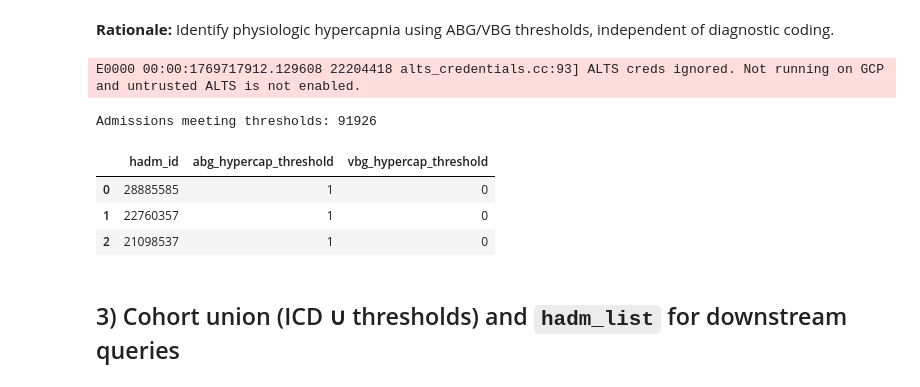
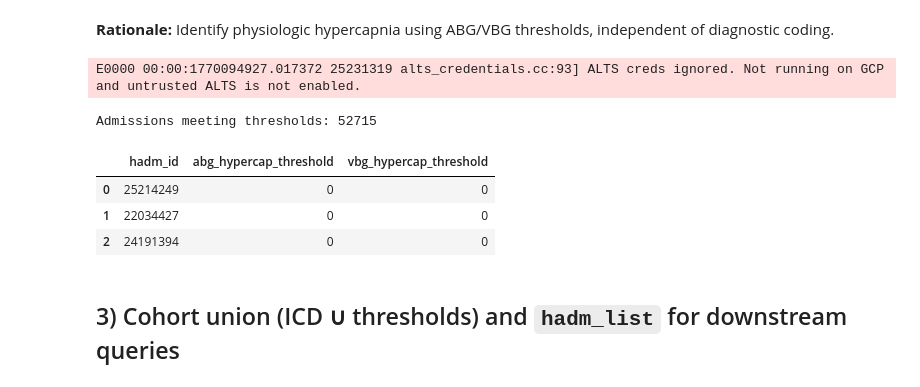
Before and after one commit to reblocke/Hypercap-CC-NLP, a Jupyter notebook: MIMICIV_hypercap_EXT_cohort.ipynb, the cells around one changed output. Saved outputs shown, nothing was run; the diff lists cells and outputs as text; code cells hidden in the pictures.

```diff
--- a/MIMICIV_hypercap_EXT_cohort.ipynb
+++ b/MIMICIV_hypercap_EXT_cohort.ipynb
@@ -30,3 +43,14 @@ Then, keep all downstream columns/logic from the current workflow:
+# %%
+# Central SQL registry (define all query templates here)
+SQL = {}
+
+def sql(name: str) -> str:
+    if name not in SQL:
+        raise KeyError(f"SQL template not found: {name}")
+    return SQL[name]
+
+# SQL templates (populated below in-place to keep notebook linear)
+# Names: admit_sql, co2_thresholds_sql, cohort_icd_sql, counts_sql, demo_sql, ditems_sql, ed_counts_sql, ed_first_vitals_sql, ed_spine_sql, ed_to_icu_sql, ed_triage_sql, ed_vitals_sql, icd_sql, icu_meta_sql, icu_sql, labitems_sql, labs_sql, vent_chart_sql, vent_sql
 # %% [markdown]
 **Rationale:** Define a reproducible, admission-level cohort that captures hypercapnia using complementary diagnostic (ICD) and physiologic (blood gas) criteria.
 # %% [markdown]
@@ -177,7 +233,7 @@ Using ED dataset: mimiciv_ed
 ICD10_CODES = ['J9602','J9612','J9622','J9692','E662']
 ICD9_CODES  = ['27803']
 
-cohort_icd_sql = f"""
+SQL["cohort_icd_sql"] = f"""
 -- ICD-based cohort flags per admission
 WITH target_codes AS (
   SELECT 'J9602' AS code, 10 AS ver UNION ALL
@@ -320,7 +376,7 @@ SELECT
 FROM combined
 """
 
-cohort_icd = run_sql_bq(cohort_icd_sql)
+cohort_icd = run_sql_bq(sql("cohort_icd_sql"))
 print("ICD cohort admissions:", len(cohort_icd))
 cohort_icd.head(3)
 # %% [output]
@@ -336,25 +392,28 @@ ICD cohort admissions: 4237
 # %% [markdown]
 **Rationale:** Identify physiologic hypercapnia using ABG/VBG thresholds, independent of diagnostic coding.
 # %%
-co2_thresholds_sql = f"""
+SQL["co2_thresholds_sql"] = f"""
 /* ---- LAB (HOSP) pCO2 across entire dataset ---- */
 WITH hosp_cand AS (
   SELECT
     le.hadm_id, le.charttime, le.specimen_id,
-    CAST(le.valuenum AS FLOAT64) AS val,
+    COALESCE(
+      CAST(le.valuenum AS FLOAT64),
+      SAFE_CAST(REGEXP_EXTRACT(LOWER(le.value), r'(-?\d+(?:\.\d+)?)') AS FLOAT64)
+    ) AS val,
     LOWER(REPLACE(COALESCE(le.valueuom,''),' ','')) AS uom_nospace,
     LOWER(di.label) AS lbl,
     LOWER(COALESCE(di.fluid,'')) AS fl
   FROM `{PHYS}.{HOSP}.labevents` le
   JOIN `{PHYS}.{HOSP}.d_labitems` di ON di.itemid = le.itemid
-  WHERE le.valuenum IS NOT NULL
+  WHERE (le.valuenum IS NOT NULL OR le.value IS NOT NULL)
     AND (
       LOWER(COALESCE(di.category,'')) LIKE '%blood gas%' OR
       LOWER(di.label) LIKE '%pco2%' OR
-      REGEXP_CONTAINS(LOWER(di.label), r'\\bpa?\\s*co(?:2|₂)\\b')
+      REGEXP_CONTAINS(LOWER(di.label), r'\bpa?\s*co(?:2|₂)\b')
     )
     AND NOT REGEXP_CONTAINS(LOWER(di.label),
-        r'(et\\s*co2|end[- ]?tidal|t\\s*co2|tco2|total\\s*co2|hco3|bicar)')
+        r'(et\s*co2|end[- ]?tidal|t\s*co2|tco2|total\s*co2|hco3|bicar)')
 ),
 hosp_spec AS (
   SELECT le.specimen_id, LOWER(COALESCE(le.value,'')) AS spec_val
@@ -367,15 +426,18 @@ hosp_pco2 AS (
   SELECT
     c.hadm_id, c.charttime,
     CASE
-      WHEN REGEXP_CONTAINS(s.spec_val, r'arter') OR REGEXP_CONTAINS(s.spec_val, r'\\bart\\b') THEN 'arterial'
+      WHEN REGEXP_CONTAINS(s.spec_val, r'arter') OR REGEXP_CONTAINS(s.spec_val, r'\bart\b') THEN 'arterial'
       WHEN REGEXP_CONTAINS(s.spec_val, r'ven|mixed|central') THEN 'venous'
-      WHEN c.fl LIKE '%arterial%' OR REGEXP_CONTAINS(c.lbl, r'\\b(abg|art|arterial|a[- ]?line)\\b') THEN 'arterial'
-      WHEN c.fl LIKE '%ven%'      OR REGEXP_CONTAINS(c.lbl, r'\\b(vbg|ven|venous|mixed|central)\\b') THEN 'venous'
+      WHEN REGEXP_CONTAINS(c.fl, r'arter') THEN 'arterial'
+      WHEN REGEXP_CONTAINS(c.fl, r'ven') THEN 'venous'
+      WHEN c.fl LIKE '%arterial%' OR REGEXP_CONTAINS(c.lbl, r'\b(abg|art|arterial|a[- ]?line)\b') THEN 'arterial'
+      WHEN c.fl LIKE '%ven%'      OR REGEXP_CONTAINS(c.lbl, r'\b(vbg|ven|venous|mixed|central)\b') THEN 'venous'
       ELSE NULL
     END AS site,
     CASE WHEN c.uom_nospace='kpa' THEN c.val*7.50062 ELSE c.val END AS pco2_mmHg
   FROM hosp_cand c
   LEFT JOIN hosp_spec s USING (specimen_id)
+  WHERE c.val IS NOT NULL
 ),
 hosp_pco2_std AS (
   SELECT hadm_id, site, charttime, pco2_mmHg
@@ -394,7 +456,7 @@ icu_raw AS (
     LOWER(COALESCE(ce.value,'')) AS valstr,
     COALESCE(
       CAST(ce.valuenum AS FLOAT64),
-      SAFE_CAST(REGEXP_EXTRACT(LOWER(ce.value), r'(-?\\d+(?:\\.\\d+)?)') AS FLOAT64)
+      SAFE_CAST(REGEXP_EXTRACT(LOWER(ce.value), r'(-?\d+(?:\.\d+)?)') AS FLOAT64)
     ) AS val
   FROM `{PHYS}.{ICU}.chartevents` ce
   JOIN `{PHYS}.{ICU}.d_items`  di ON di.itemid = ce.itemid
@@ -405,67 +467,67 @@ icu_cand AS (
     hadm_id, stay_id, charttime, lbl, uom_nospace, valstr, val,
     CASE
       WHEN (
-            REGEXP_CONTAINS(lbl, r'(^|[^a-z])p(?:a)?\\s*co\\s*(?:2|₂)([^a-z]|$)')
+            REGEXP_CONTAINS(lbl, r'(^|[^a-z])p(?:a)?\s*co\s*(?:2|₂)([^a-z]|$)')
             OR uom_nospace IN ('mmhg','kpa')
-            OR REGEXP_CONTAINS(valstr, r'\\b(mm\\s*hg|kpa)\\b')
+            OR REGEXP_CONTAINS(valstr, r'\b(mm\s*hg|kpa)\b')
            )
            AND NOT REGEXP_CONTAINS(lbl,
-               r'(et\\s*co2|end[- ]?tidal|t\\s*co2|tco2|total\\s*co2|hco3|bicar|v\\s*co2|vco2|co2\\s*(prod|elimin|production|elimination))')
+               r'(et\s*co2|end[- ]?tidal|t\s*co2|tco2|total\s*co2|hco3|bicar|v\s*co2|vco2|co2\s*(prod|elimin|production|elimination))')
       THEN 'pco2'
       ELSE NULL
     END AS analyte,
     CASE
-      WHEN REGEXP_CONTAINS(lbl, r'\\b(abg|art|arterial|a[- ]?line)\\b') THEN 'arterial'
-      WHEN REGEXP_CONTAINS(lbl, r'\\b(vbg|ven|venous|mixed|central)\\b') THEN 'venous'
+      WHEN REGEXP_CONTAINS(lbl, r'\b(abg|art|arterial|a[- ]?line)\b') THEN 'arterial'
+      WHEN REGEXP_CONTAINS(lbl, r'\b(vbg|ven|venous|mixed|central)\b') THEN 'venous'
       ELSE NULL
     END AS site
   FROM icu_raw
   WHERE val IS NOT NULL
     AND (
-      REGEXP_CONTAINS(lbl, r'(^|[^a-z])p(?:a)?\\s*co\\s*(?:2|₂)([^a-z]|$)')
+      REGEXP_CONTAINS(lbl, r'(^|[^a-z])p(?:a)?\s*co\s*(?:2|₂)([^a-z]|$)')
       OR uom_nospace IN ('mmhg','kpa')
-      OR REGEXP_CONTAINS(valstr, r'\\b(mm\\s*hg|kpa)\\b')
+      OR REGEXP_CONTAINS(valstr, r'\b(mm\s*hg|kpa)\b')
     )
     AND NOT REGEXP_CONTAINS(lbl,
-        r'(et\\s*co2|end[- ]?tidal|t\\s*co2|tco2|total\\s*co2|hco3|bicar|v\\s*co2|vco2|co2\\s*(prod|elimin|production|elimination))')
+        r'(et\s*co2|end[- ]?tidal|t\s*co2|tco2|total\s*co2|hco3|bicar|v\s*co2|vco2|co2\s*(prod|elimin|production|elimination))')
 ),
 icu_co2_std AS (
   SELECT
     hadm_id,
     site,
     charttime,
-    CASE WHEN uom_nospace='kpa' OR REGEXP_CONTAINS(valstr, r'\\bkpa\\b') THEN val*7.50062 ELSE val END AS pco2_mmHg
+    CASE WHEN uom_nospace='kpa' OR REGEXP_CONTAINS(valstr, r'\bkpa\b') THEN val*7.50062 ELSE val END AS pco2_mmHg
   FROM icu_cand
   WHERE analyte='pco2' AND site IN ('arterial','venous') AND val BETWEEN 5 AND 200
 ),
 
 /* ---- Combine and threshold per admission ---- */
 all_pco2 AS (
   SELECT * FROM hosp_pco2_std
   UNION ALL
   SELECT * FROM icu_co2_std
 ),
 thresh AS (
   SELECT
     hadm_id,
     MAX(IF(site='arterial' AND pco2_mmHg >= 45.0, 1, 0)) AS abg_hypercap_threshold,
     MAX(IF(site='venous'   AND pco2_mmHg >= 50.0, 1, 0)) AS vbg_hypercap_threshold
   FROM all_pco2
   GROUP BY hadm_id
 )
 SELECT * FROM thresh
 """
 
-co2_thresh = run_sql_bq(co2_thresholds_sql)
+co2_thresh = run_sql_bq(sql("co2_thresholds_sql"))
 print("Admissions meeting thresholds:", len(co2_thresh))
 co2_thresh.head(3)
 # %% [output]
-E0000 00:00:1769717912.129608 22204418 alts_credentials.cc:93] ALTS creds ignored. Not running on GCP and untrusted ALTS is not enabled.
+E0000 00:00:1770094927.017372 25231319 alts_credentials.cc:93] ALTS creds ignored. Not running on GCP and untrusted ALTS is not enabled.
-Admissions meeting thresholds: 91926
+Admissions meeting thresholds: 52715
 |  | hadm_id | abg_hypercap_threshold | vbg_hypercap_threshold |
-| 0 | 28885585 | 1 | 0 |
-| 1 | 22760357 | 1 | 0 |
-| 2 | 21098537 | 1 | 0 |
+| 0 | 25214249 | 0 | 0 |
+| 1 | 22034427 | 0 | 0 |
+| 2 | 24191394 | 0 | 0 |
 # %% [markdown]
 ## 3) Cohort union (ICD ∪ thresholds) and `hadm_list` for downstream queries
 # %% [markdown]
```
Also changed, not shown: parts of 43 cells of this notebook, 11 other files.
